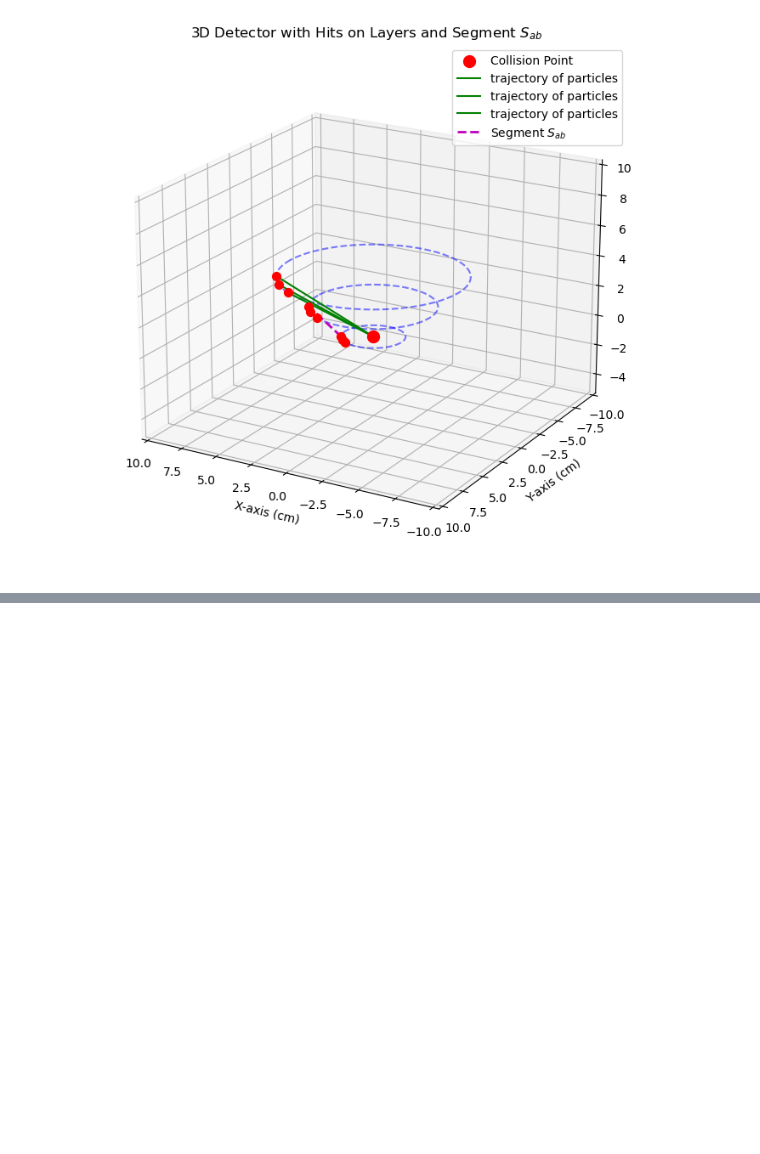
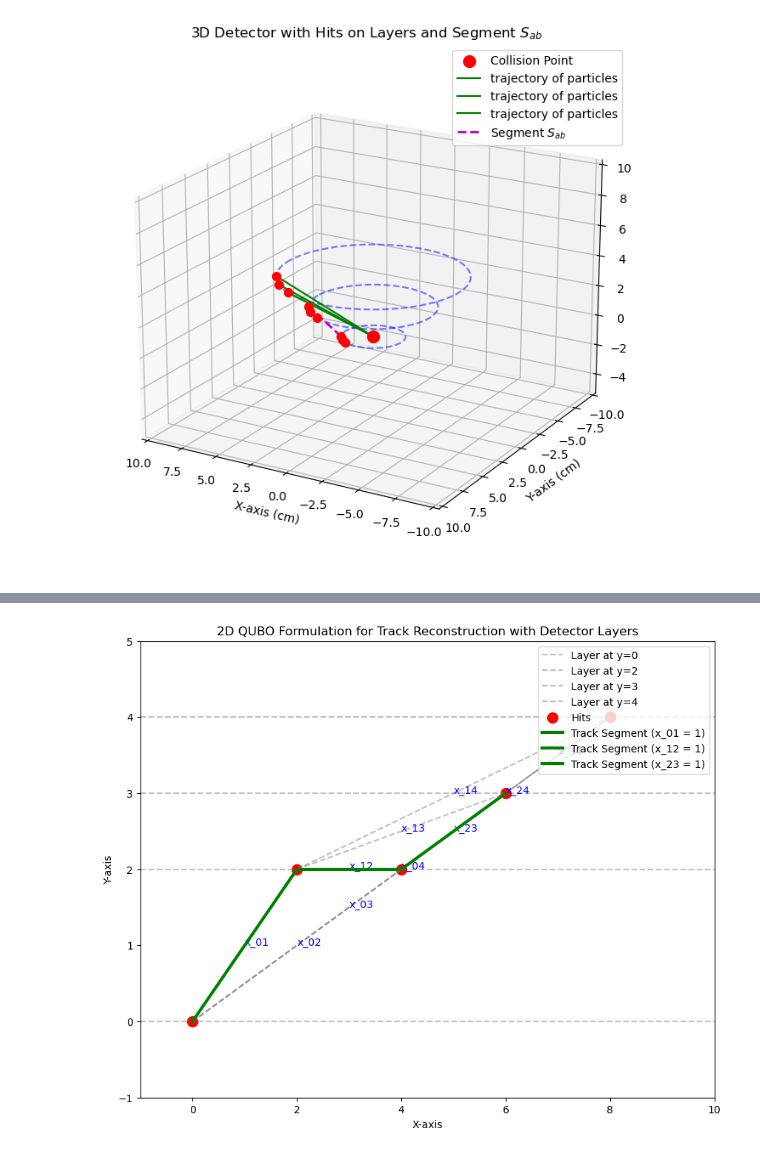
Before and after one commit to vitahehe/quantum-ocean-sdk, a Jupyter notebook: understandingTheProblem.ipynb, the cells around one changed output, grey strips where cells are left out. Cells and saved outputs as stored; diff of their text form; code cells hidden in the pictures; blank space fills up the shorter version.

```diff
--- a/understandingTheProblem.ipynb
+++ b/understandingTheProblem.ipynb
@@ -384,0 +448,66 @@ plot_3d_detector_and_segments_with_layer_hits()
+# %%
+import numpy as np
+import matplotlib.pyplot as plt
+from itertools import combinations
+
+# Function to plot hits, segments, and layers for a 2D QUBO formulation of the track problem
+def plot_qubo_track_formulation_with_layers_and_straight_trajectories():
+    fig, ax = plt.subplots(figsize=(10, 8))
+
+    # Example hits positions (you can modify these as needed)
+    hits = np.array([
+        [0, 0],     # Hit 0 (collision point)
+        [2, 2],     # Hit 1
+        [4, 2],     # Hit 2
+        [6, 3],     # Hit 3
+        [8, 4],     # Hit 4
+    ])
+
+    # Define the layers (y positions where detector layers are placed)
+    layers = [0, 2, 3, 4]  # Example Y-values representing layers
+
+    # Plot the detector layers as horizontal lines
+    for layer in layers:
+        ax.axhline(y=layer, color='gray', linestyle='--', alpha=0.5, label=f'Layer at y={layer}')
+
+    # Plot hits as red points
+    ax.scatter(hits[:, 0], hits[:, 1], color='r', s=100, label="Hits")
+
+    # Generate all possible segments between hits (combinations)
+    segments = list(combinations(range(len(hits)), 2))  # All possible pairs of hits
+
+    # Plot all possible segments (binary variables in QUBO)
+    for (i, j) in segments:
+        ax.plot([hits[i, 0], hits[j, 0]], [hits[i, 1], hits[j, 1]],
+                color='gray', linestyle='--', alpha=0.5)
+        # Label each segment with binary variable notation
+        ax.text((hits[i, 0] + hits[j, 0]) / 2, (hits[i, 1] + hits[j, 1]) / 2, f"x_{i}{j}", color='blue')
+
+    # Highlight an example of a valid track (where the binary variables would be set to 1)
+    # These segments are straight lines connecting hits
+    ax.plot([hits[0, 0], hits[1, 0]], [hits[0, 1], hits[1, 1]],
+            color='green', linewidth=3, label="Track Segment (x_01 = 1)", zorder=5)
+    ax.plot([hits[1, 0], hits[2, 0]], [hits[1, 1], hits[2, 1]],
+            color='green', linewidth=3, label="Track Segment (x_12 = 1)", zorder=5)
+    ax.plot([hits[2, 0], hits[3, 0]], [hits[2, 1], hits[3, 1]],
+            color='green', linewidth=3, label="Track Segment (x_23 = 1)", zorder=5)
+
+    # Add labels and adjust plot
+    ax.set_xlabel('X-axis')
+    ax.set_ylabel('Y-axis')
+    ax.set_title('2D QUBO Formulation for Track Reconstruction with Detector Layers')
+
+    # Set plot limits
+    ax.set_xlim([-1, 10])
+    ax.set_ylim([-1, 5])
+
+    # Add legend
+    ax.legend(loc='upper right')
+
+    # Show plot
+    plt.show()
+
+# Call the function to plot the 2D QUBO track formulation with straight trajectories
+plot_qubo_track_formulation_with_layers_and_straight_trajectories()
+# %% [output]
+[figure, added]
```
Also changed, not shown: parts of 1 cell of this notebook.
